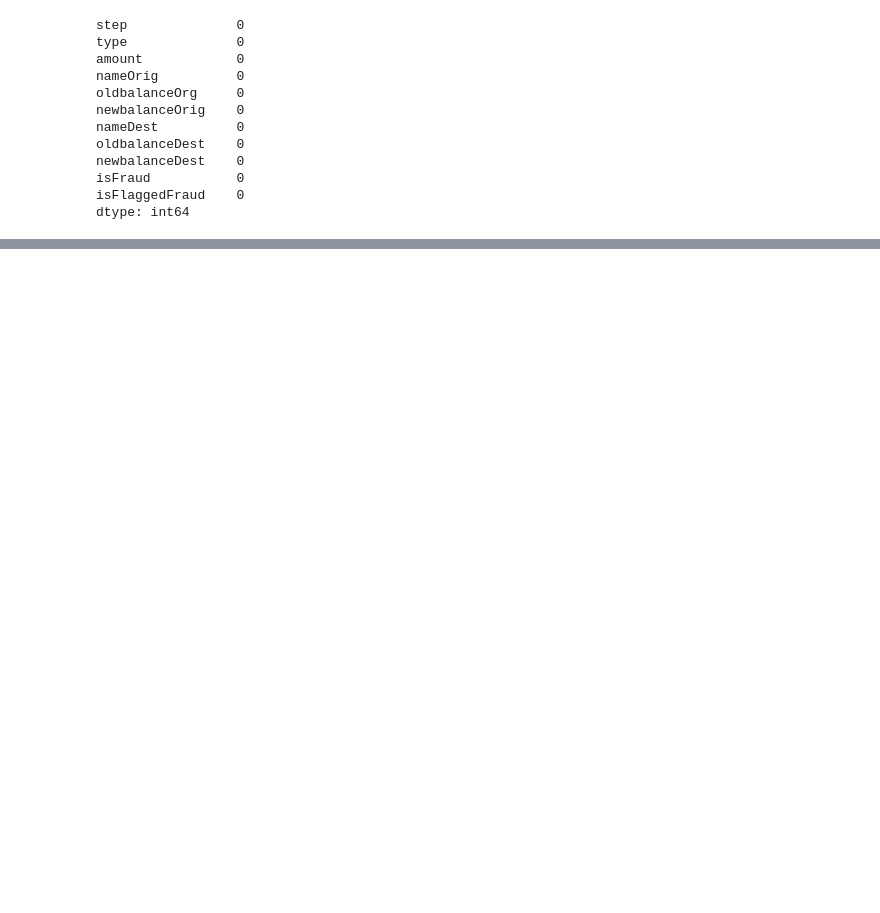
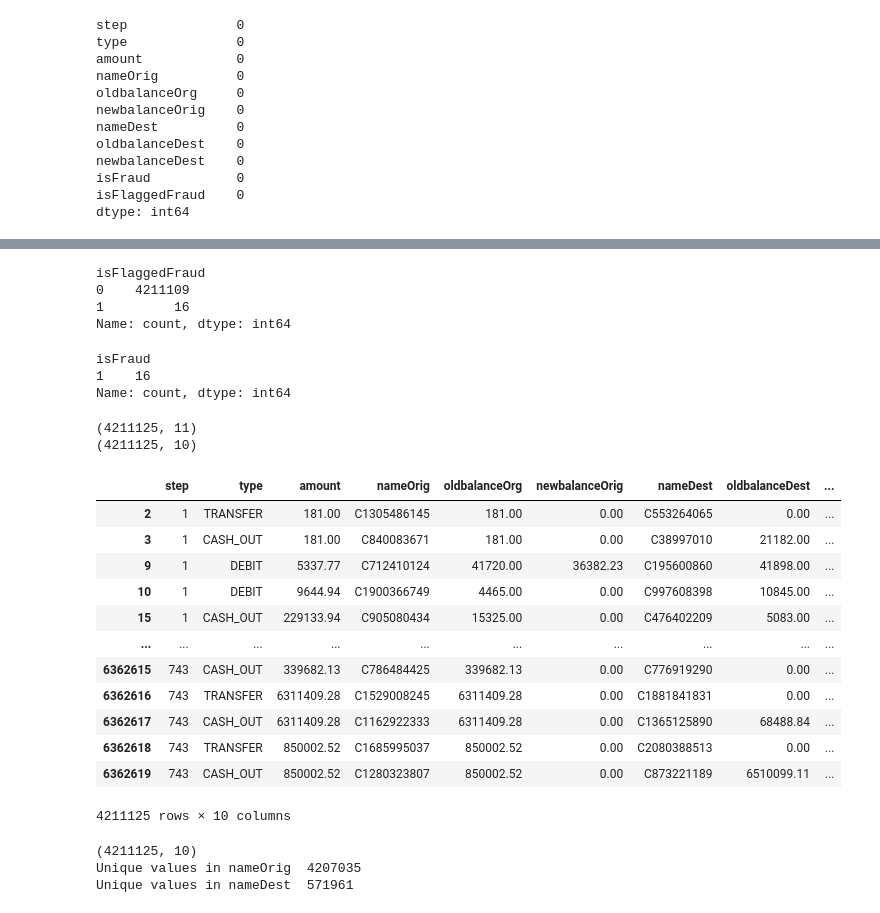
Before and after one commit to Khushalgogia/Fraud_Transaction_Predictor, a Jupyter notebook: Fraud.ipynb, the cells around one changed output, grey strips where cells are left out. Saved outputs shown, nothing was run; the diff lists cells and outputs as text; code cells hidden in the pictures; blank space fills up the shorter version.

```diff
--- a/Fraud.ipynb
+++ b/Fraud.ipynb
@@ -35,0 +127,13 @@ dtype: int64
+# %%
+df1['isFlaggedFraud'].value_counts()
+# %% [output]
+isFlaggedFraud
+0    4211109
+1         16
+Name: count, dtype: int64
+# %%
+df1[df1['isFlaggedFraud'] == 1]['isFraud'].value_counts()
+# %% [output]
+isFraud
+1    16
+Name: count, dtype: int64
@@ -35,0 +142,7 @@ dtype: int64
+# %%
+print(df1.shape)
+df1.drop(columns = ['isFlaggedFraud'] ,inplace = True)
+print(df1.shape)
+# %% [output]
+(4211125, 11)
+(4211125, 10)
@@ -35,0 +154,24 @@ dtype: int64
+# %%
+df1
+# %% [output]
+|  | step | type | amount | nameOrig | oldbalanceOrg | newbalanceOrig | nameDest | oldbalanceDest | ... |
+| 2 | 1 | TRANSFER | 181.00 | C1305486145 | 181.00 | 0.00 | C553264065 | 0.00 | ... |
+| 3 | 1 | CASH_OUT | 181.00 | C840083671 | 181.00 | 0.00 | C38997010 | 21182.00 | ... |
+| 9 | 1 | DEBIT | 5337.77 | C712410124 | 41720.00 | 36382.23 | C195600860 | 41898.00 | ... |
+| 10 | 1 | DEBIT | 9644.94 | C1900366749 | 4465.00 | 0.00 | C997608398 | 10845.00 | ... |
+| 15 | 1 | CASH_OUT | 229133.94 | C905080434 | 15325.00 | 0.00 | C476402209 | 5083.00 | ... |
+| ... | ... | ... | ... | ... | ... | ... | ... | ... | ... |
+| 6362615 | 743 | CASH_OUT | 339682.13 | C786484425 | 339682.13 | 0.00 | C776919290 | 0.00 | ... |
+| 6362616 | 743 | TRANSFER | 6311409.28 | C1529008245 | 6311409.28 | 0.00 | C1881841831 | 0.00 | ... |
+| 6362617 | 743 | CASH_OUT | 6311409.28 | C1162922333 | 6311409.28 | 0.00 | C1365125890 | 68488.84 | ... |
+| 6362618 | 743 | TRANSFER | 850002.52 | C1685995037 | 850002.52 | 0.00 | C2080388513 | 0.00 | ... |
+| 6362619 | 743 | CASH_OUT | 850002.52 | C1280323807 | 850002.52 | 0.00 | C873221189 | 6510099.11 | ... |
+4211125 rows × 10 columns
+# %%
+print(df1.shape)
+print("Unique values in nameOrig ",df1['nameOrig'].nunique())
+print("Unique values in nameDest ",df1['nameDest'].nunique())
+# %% [output]
+(4211125, 10)
+Unique values in nameOrig  4207035
+Unique values in nameDest  571961
```
Also changed, not shown: parts of 59 cells of this notebook, 1 other file.
